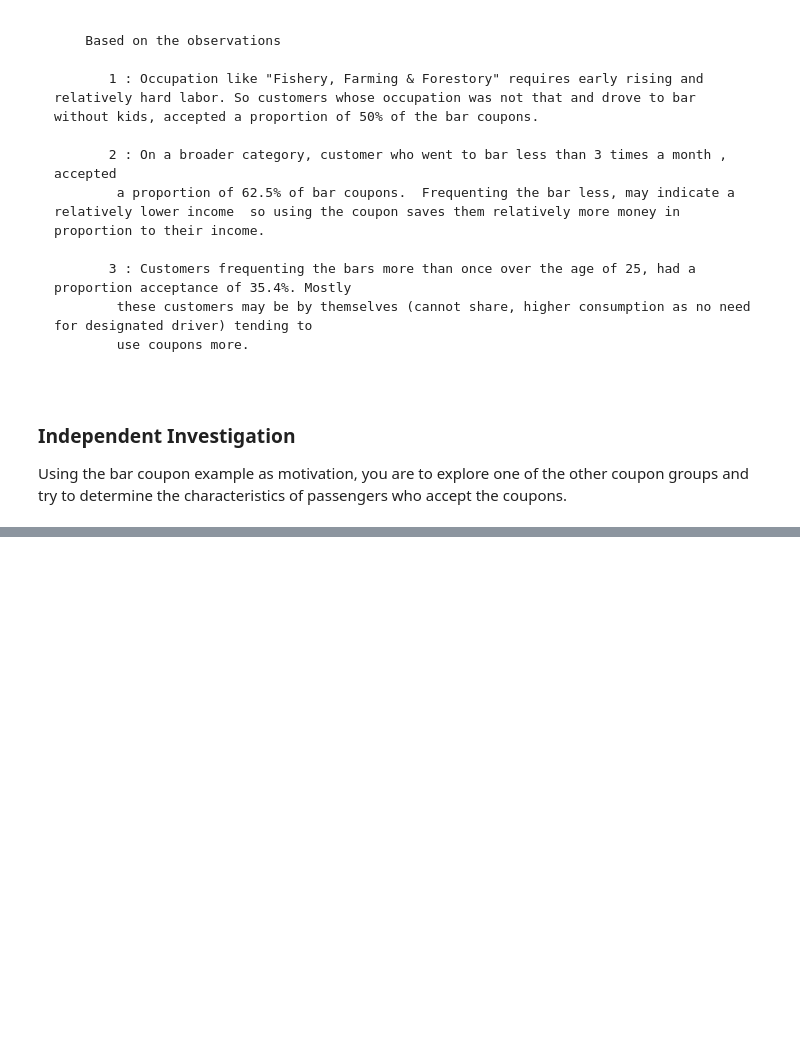
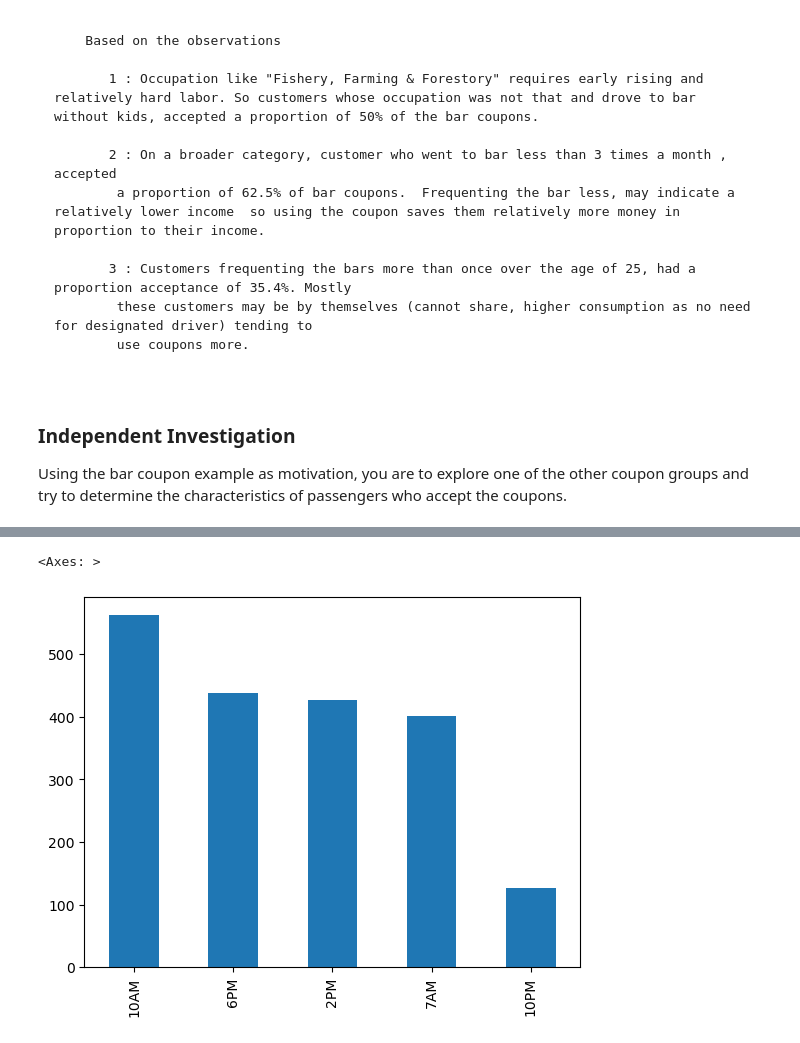
Before and after one commit to klattice/mlapps, a Jupyter notebook: prompt/prompt.ipynb, the cells around one changed output, grey strips where cells are left out. Drawn from its saved outputs; the diff is of its cells as text; code cells hidden in the pictures; blank space fills up the shorter version.

```diff
--- a/prompt/prompt.ipynb
+++ b/prompt/prompt.ipynb
@@ -391,0 +401,6 @@ Using the bar coupon example as motivation, you are to explore one of the other
+# %%
+
+data.query('(coupon == "Coffee House") and (Y == 1)')['time'].value_counts().plot(kind='bar')
+# %% [output]
+<Axes: >
+[figure, added]
```
Also changed, not shown: parts of 5 cells of this notebook.
